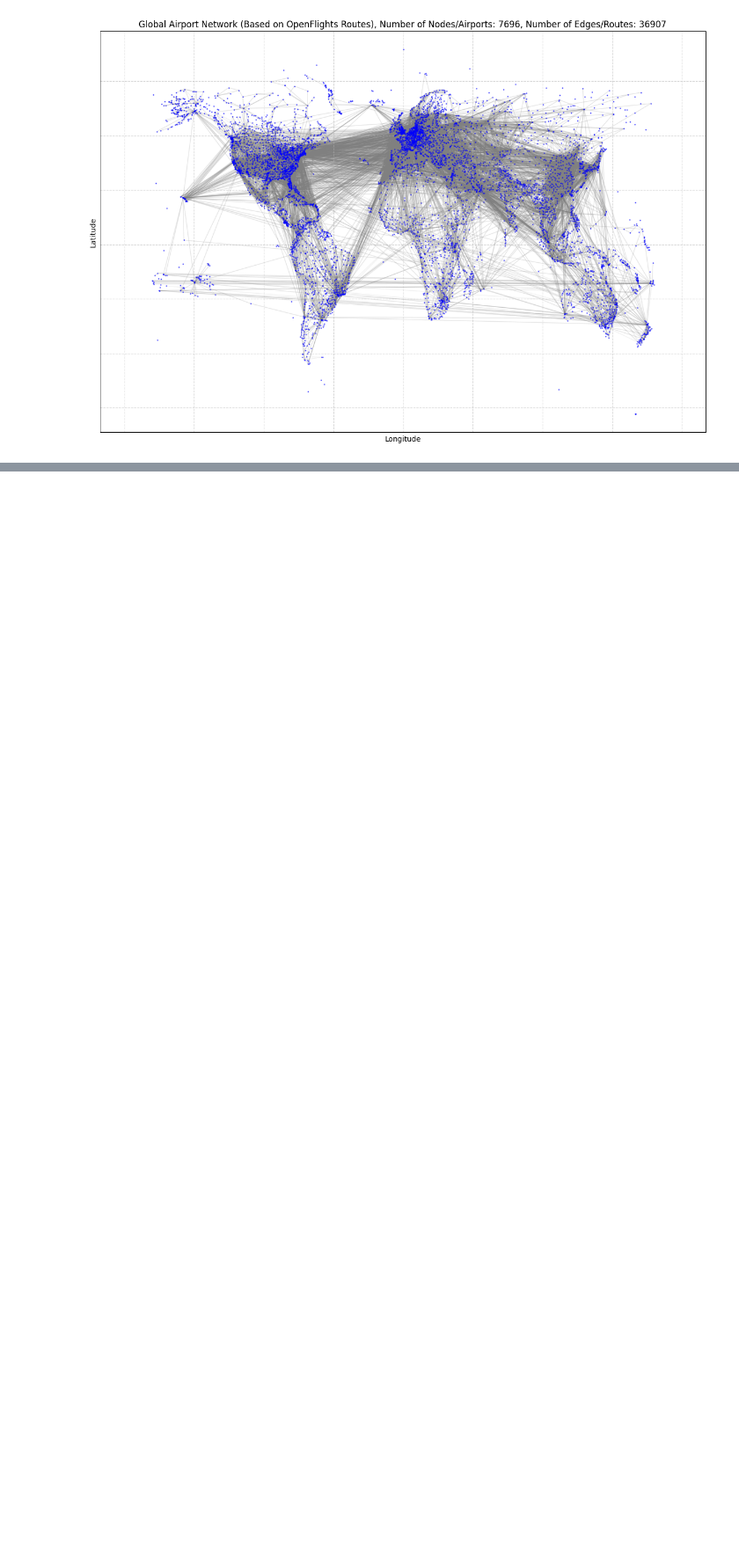
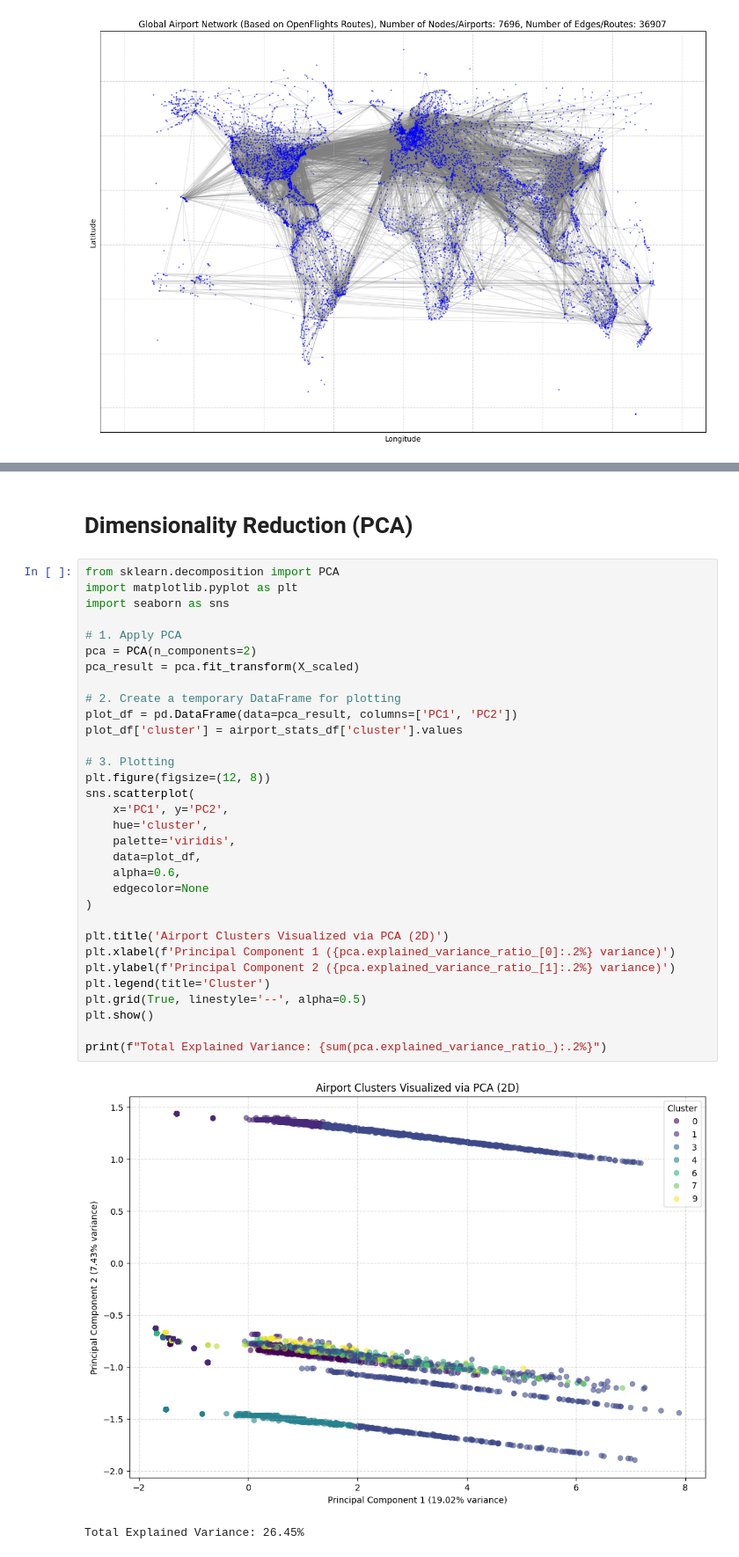
Before and after one commit to SharpOddz/airline-systems, a Jupyter notebook: Validation.ipynb, the cells around one changed output, grey strips where cells are left out. Shown at 88% size. Drawn from its saved outputs; the diff is of its cells as text; blank space fills up the shorter version.

```diff
--- a/Validation.ipynb
+++ b/Validation.ipynb
@@ -323,0 +568,37 @@ Number of edges in G: 36907
+# %% [markdown]
+# Dimensionality Reduction (PCA)
+# %%
+from sklearn.decomposition import PCA
+import matplotlib.pyplot as plt
+import seaborn as sns
+
+# 1. Apply PCA
+pca = PCA(n_components=2)
+pca_result = pca.fit_transform(X_scaled)
+
+# 2. Create a temporary DataFrame for plotting
+plot_df = pd.DataFrame(data=pca_result, columns=['PC1', 'PC2'])
+plot_df['cluster'] = airport_stats_df['cluster'].values
+
+# 3. Plotting
+plt.figure(figsize=(12, 8))
+sns.scatterplot(
+    x='PC1', y='PC2',
+    hue='cluster',
+    palette='viridis',
+    data=plot_df,
+    alpha=0.6,
+    edgecolor=None
+)
+
+plt.title('Airport Clusters Visualized via PCA (2D)')
+plt.xlabel(f'Principal Component 1 ({pca.explained_variance_ratio_[0]:.2%} variance)')
+plt.ylabel(f'Principal Component 2 ({pca.explained_variance_ratio_[1]:.2%} variance)')
+plt.legend(title='Cluster')
+plt.grid(True, linestyle='--', alpha=0.5)
+plt.show()
+
+print(f"Total Explained Variance: {sum(pca.explained_variance_ratio_):.2%}")
+# %% [output]
+[figure, added]
+Total Explained Variance: 26.45%
```
Also changed, not shown: parts of 11 cells of this notebook.
